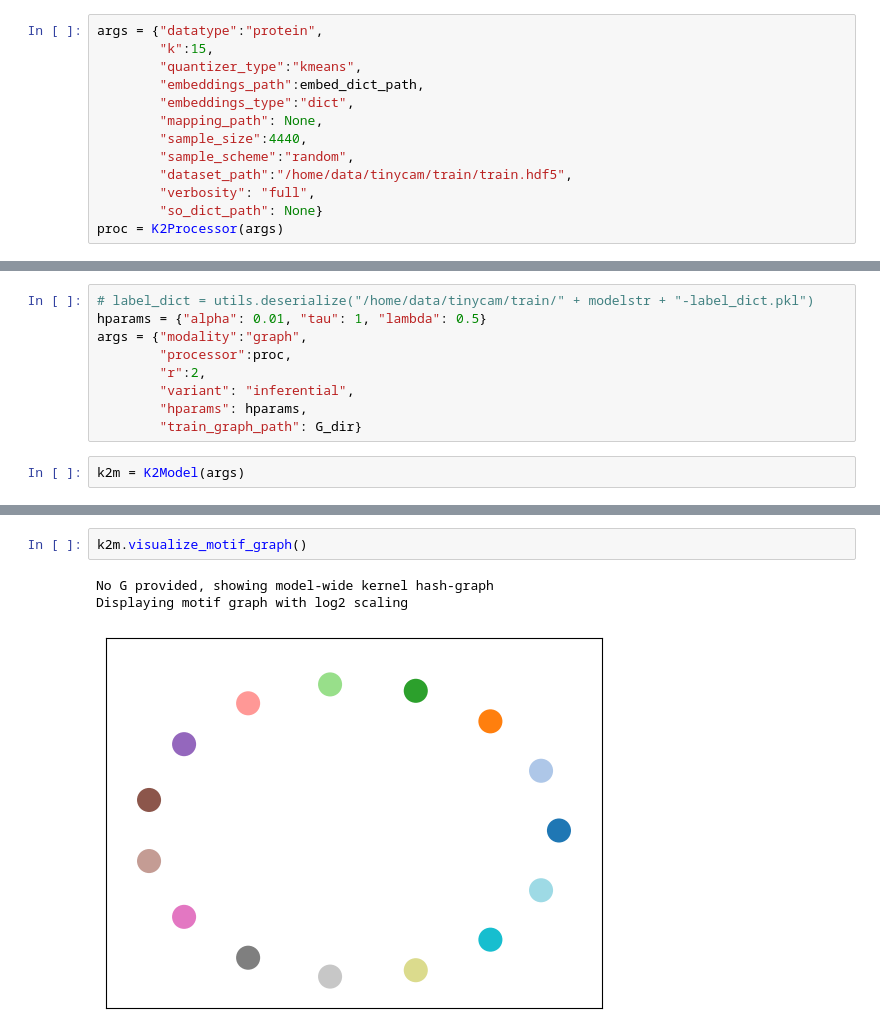
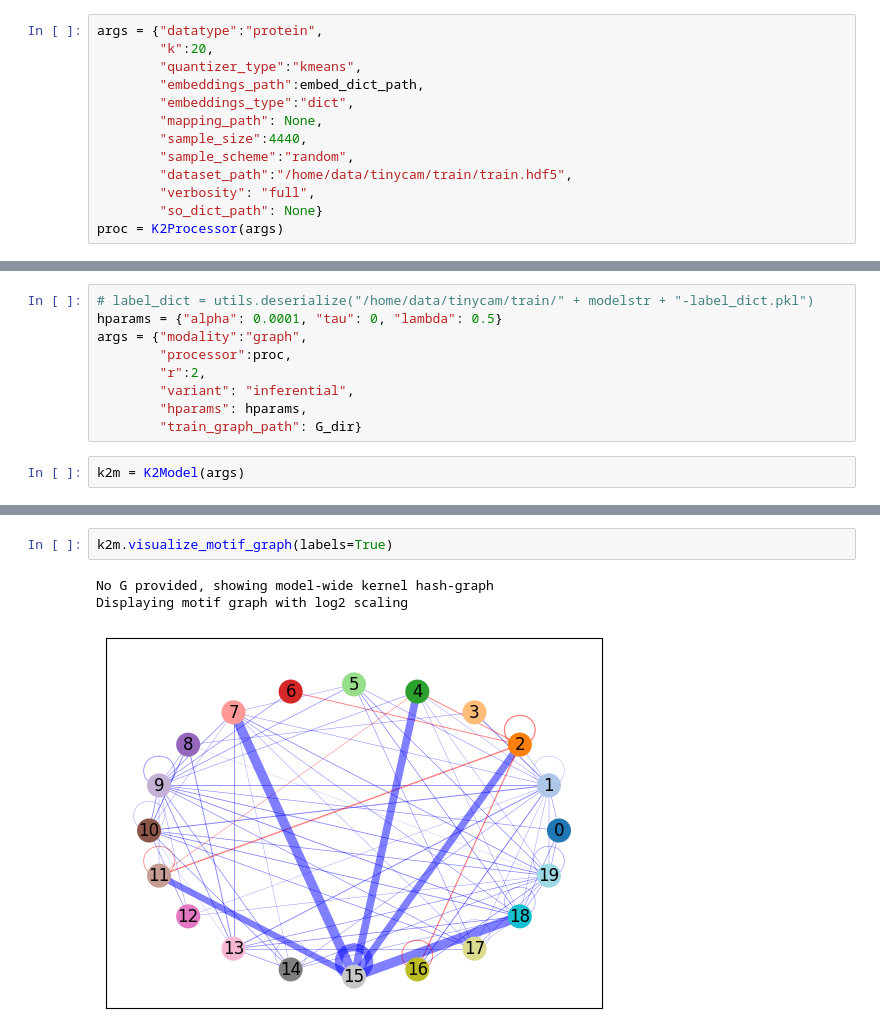
Before and after one commit to gmachiraju/K2, a Jupyter notebook: src/Protein-Step2-VizSetup.ipynb, the cells around one changed output, grey strips where cells are left out. Cells and saved outputs as stored; diff of their text form.

```diff
--- a/src/Protein-Step2-VizSetup.ipynb
+++ b/src/Protein-Step2-VizSetup.ipynb
@@ -8,7 +8,7 @@ embed_dict_path = f"../data/{metal}_train_embeddings.pkl"
 from k2 import K2Processor
 # %%
 args = {"datatype":"protein",
-        "k":15,
+        "k":20,
         "quantizer_type":"kmeans",
         "embeddings_path":embed_dict_path,
         "embeddings_type":"dict",
@@ -83,7 +111,7 @@ from k2 import K2Model
 # taus = [0,1,2]
 # %%
 # label_dict = utils.deserialize("/home/data/tinycam/train/" + modelstr + "-label_dict.pkl")
-hparams = {"alpha": 0.01, "tau": 1, "lambda": 0.5}
+hparams = {"alpha": 0.0001, "tau": 0, "lambda": 0.5}
 args = {"modality":"graph",
         "processor":proc,
         "r":2,
@@ -150,9 +166,9 @@ Displaying motif graph with log10 scaling
 # %%
-k2m.visualize_motif_graph()
+k2m.visualize_motif_graph(labels=True)
 # %% [output]
 No G provided, showing model-wide kernel hash-graph
 Displaying motif graph with log2 scaling
-[figure, old version]
+[figure, new version]
 # %%
 k2m.visualize_prospect_graph(P)
 # %% [output]
```
Also changed, not shown: parts of 25 cells of this notebook, 2 other files.
